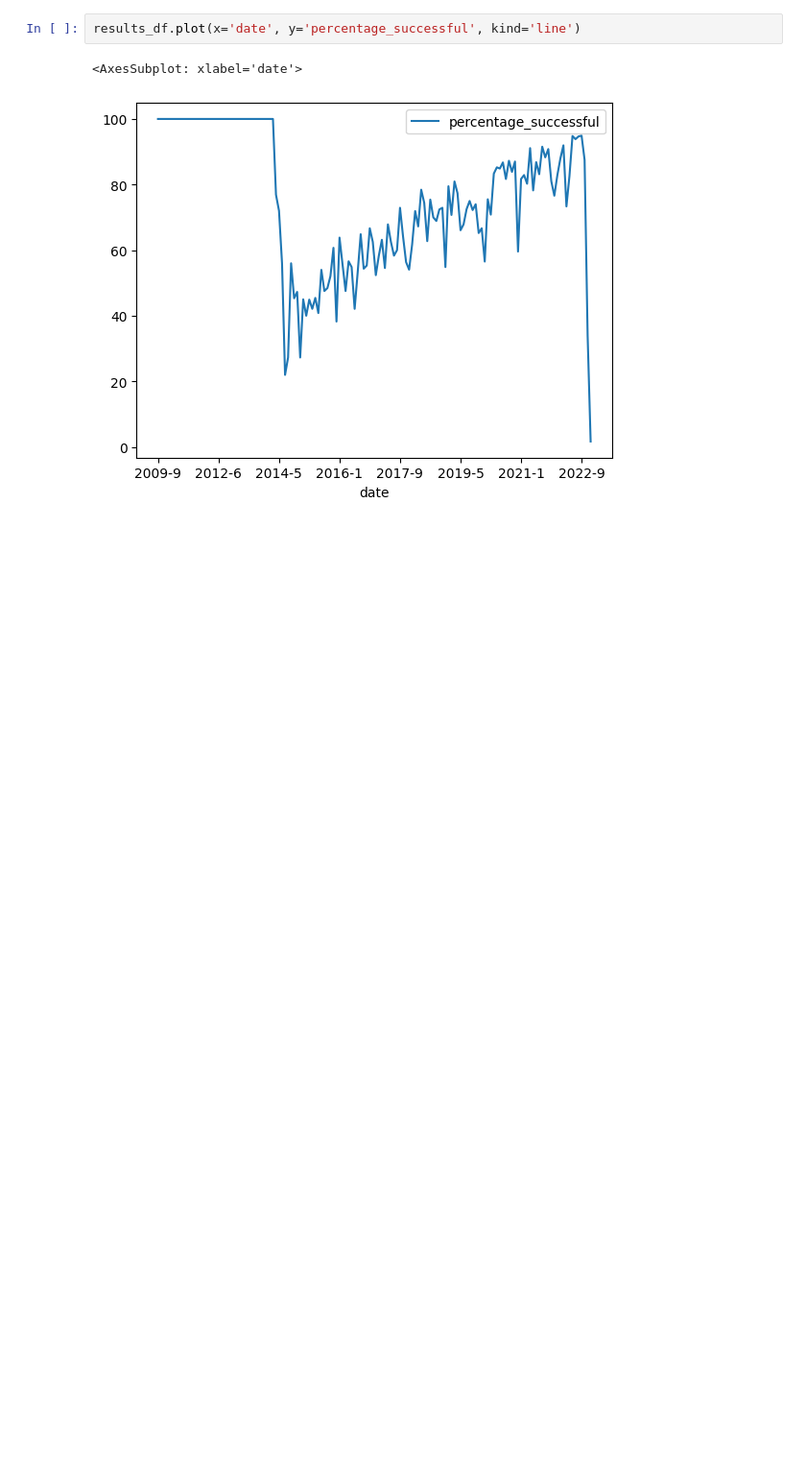
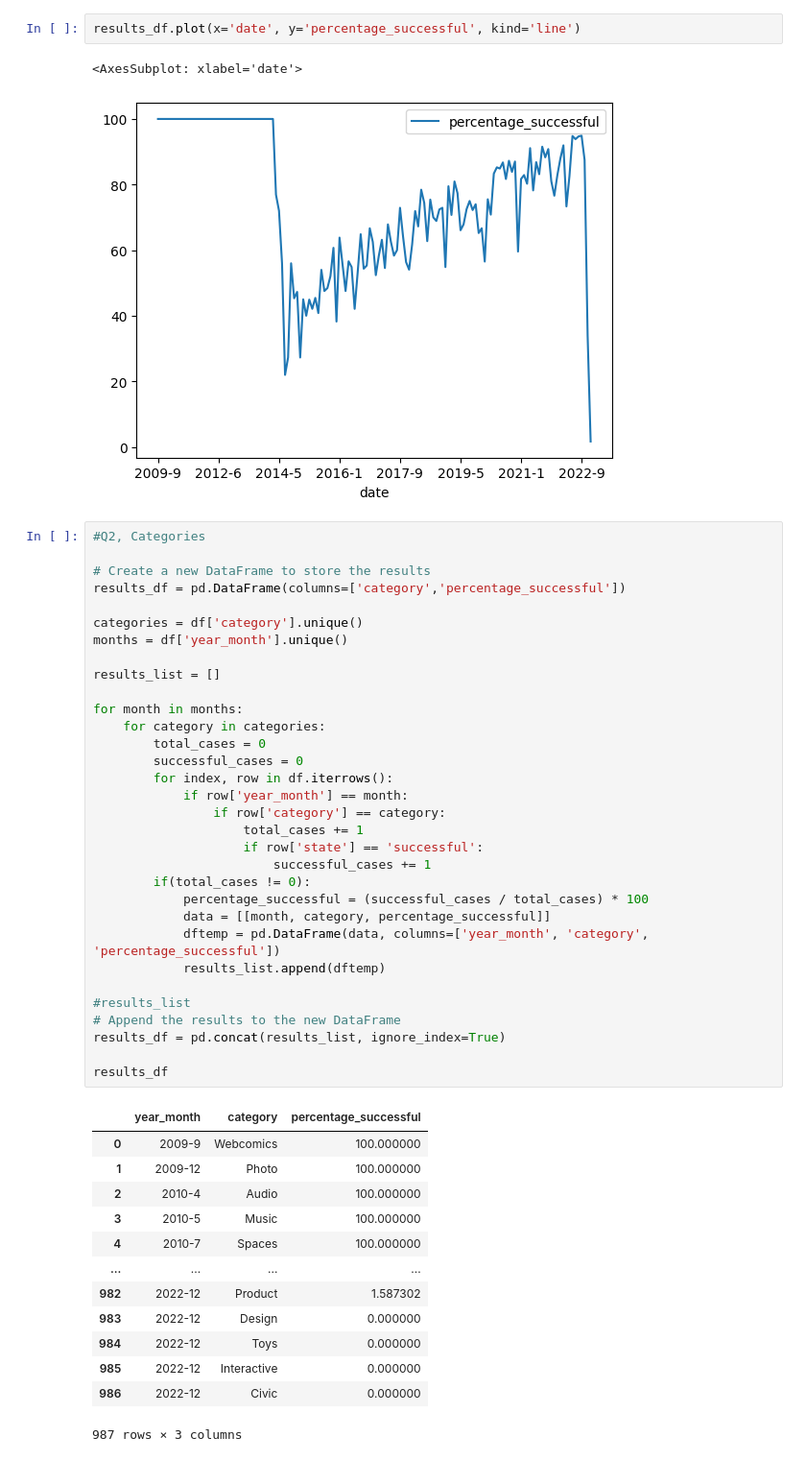
Before and after one commit to andrei-chiana/big_data_kickstarter_project, a Jupyter notebook: project final unified.ipynb, the cells around one changed output. Shown at 96% size. Cells and saved outputs as stored; diff of their text form; blank space fills up the shorter version.

```diff
--- a/project final unified.ipynb
+++ b/project final unified.ipynb
@@ -159,3 +198,49 @@ results_df.plot(x='date', y='percentage_successful', kind='line')
 # %% [output]
 <AxesSubplot: xlabel='date'>
 [figure]
+# %%
+#Q2, Categories
+
+# Create a new DataFrame to store the results
+results_df = pd.DataFrame(columns=['category','percentage_successful'])
+
+categories = df['category'].unique()
+months = df['year_month'].unique()
+
+results_list = []
+
+for month in months:
+    for category in categories:
+        total_cases = 0
+        successful_cases = 0
+        for index, row in df.iterrows():
+            if row['year_month'] == month:
+                if row['category'] == category:
+                    total_cases += 1
+                    if row['state'] == 'successful':
+                        successful_cases += 1
+        if(total_cases != 0):
+            percentage_successful = (successful_cases / total_cases) * 100
+            data = [[month, category, percentage_successful]]
+            dftemp = pd.DataFrame(data, columns=['year_month', 'category', 'percentage_successful'])
+            results_list.append(dftemp)
+
+#results_list
+# Append the results to the new DataFrame
+results_df = pd.concat(results_list, ignore_index=True)
+
+results_df
+# %% [output]
+|  | year_month | category | percentage_successful |
+| 0 | 2009-9 | Webcomics | 100.000000 |
+| 1 | 2009-12 | Photo | 100.000000 |
+| 2 | 2010-4 | Audio | 100.000000 |
+| 3 | 2010-5 | Music | 100.000000 |
+| 4 | 2010-7 | Spaces | 100.000000 |
+| ... | ... | ... | ... |
+| 982 | 2022-12 | Product | 1.587302 |
+| 983 | 2022-12 | Design | 0.000000 |
+| 984 | 2022-12 | Toys | 0.000000 |
+| 985 | 2022-12 | Interactive | 0.000000 |
+| 986 | 2022-12 | Civic | 0.000000 |
+987 rows × 3 columns
```
Also changed, not shown: parts of 4 cells of this notebook.
